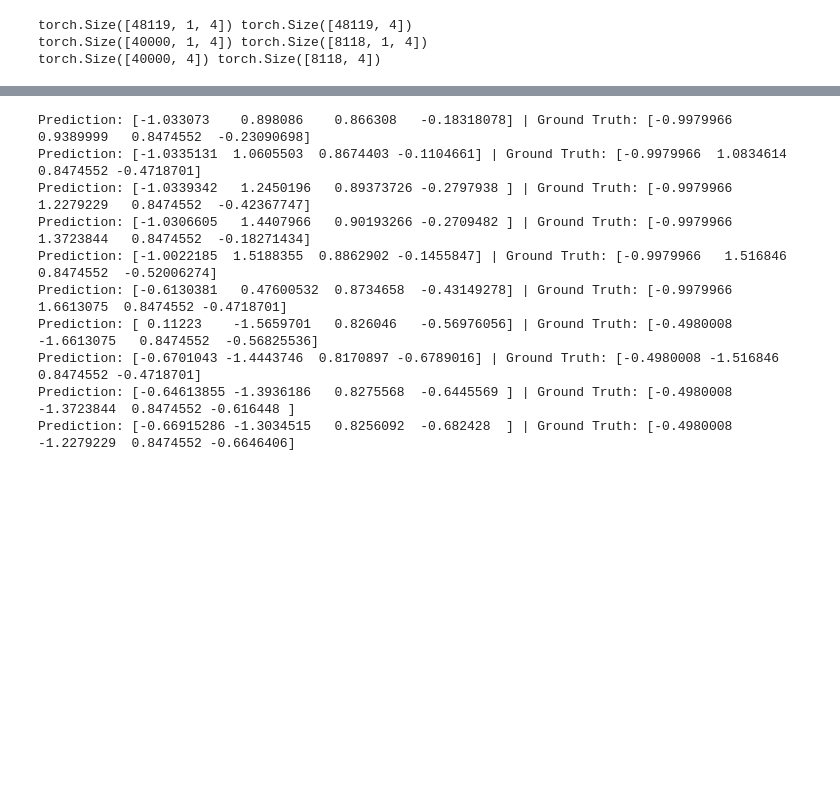
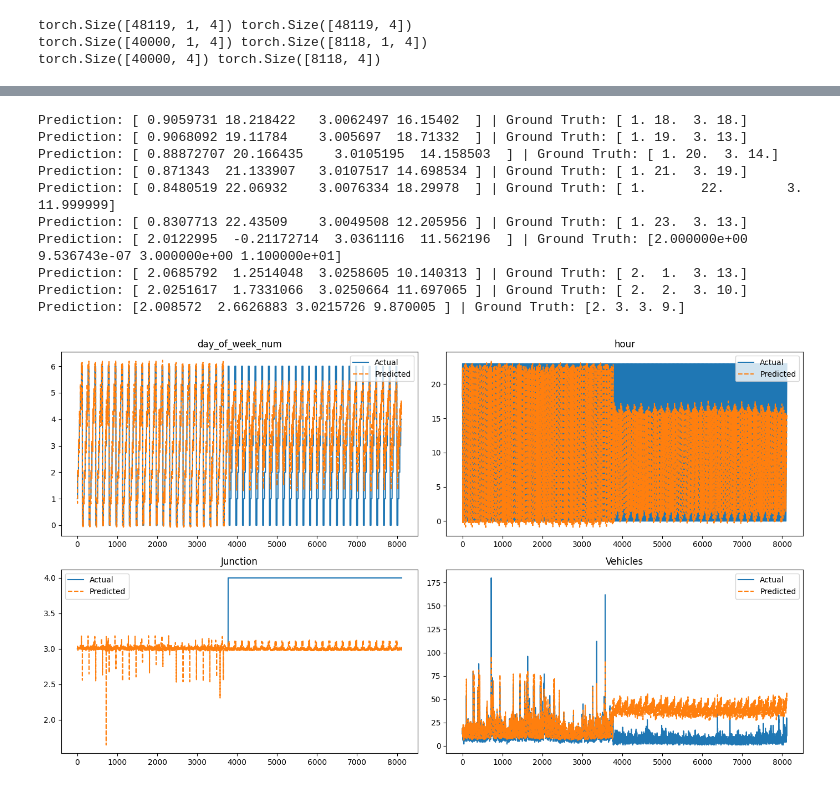
Before and after one commit to Regina-Arthur/Python-Coding-Projects, a Jupyter notebook: Pytorch_tutorial/RNN_from_scratch.ipynb, the cells around one changed output, grey strips where cells are left out. Drawn from its saved outputs; the diff is of its cells as text; code cells hidden in the pictures; blank space fills up the shorter version.

```diff
--- a/Pytorch_tutorial/RNN_from_scratch.ipynb
+++ b/Pytorch_tutorial/RNN_from_scratch.ipynb
@@ -210,19 +308,50 @@ with torch.no_grad():
     ground_truth = y_test.cpu().numpy()
 
 
+    # Convert back to real values In order to check if the predictions are correct
+
+    predictions_real = predictions.copy()
+    ground_truth_real = ground_truth.copy()
+
+    predictions_real[:, 0] = predictions[:, 0] * stds_day_of_week_num + means_day_of_week_num
+    predictions_real[:, 1] = predictions[:, 1] * stds_hour + means_hour
+    predictions_real[:, 2] = predictions[:, 2] * stds_junction + means_junction
+    predictions_real[:, 3] = predictions[:, 3] * stds_vehicles + means_vehicles
+
+    ground_truth_real[:, 0] = ground_truth[:, 0] * stds_day_of_week_num + means_day_of_week_num
+    ground_truth_real[:, 1] = ground_truth[:, 1] * stds_hour + means_hour
+    ground_truth_real[:, 2] = ground_truth[:, 2] * stds_junction + means_junction
+    ground_truth_real[:, 3] = ground_truth[:, 3] * stds_vehicles + means_vehicles
+
+
 for i in range(10):
-    print(f"Prediction: {predictions[i]} | Ground Truth: {ground_truth[i]}")
+    print(f"Prediction: {predictions_real[i]} | Ground Truth: {ground_truth_real[i]}")
 # %% [output]
-Prediction: [-1.033073    0.898086    0.866308   -0.18318078] | Ground Truth: [-0.9979966   0.9389999   0.8474552  -0.23090698]
-Prediction: [-1.0335131  1.0605503  0.8674403 -0.1104661] | Ground Truth: [-0.9979966  1.0834614  0.8474552 -0.4718701]
-Prediction: [-1.0339342   1.2450196   0.89373726 -0.2797938 ] | Ground Truth: [-0.9979966   1.2279229   0.8474552  -0.42367747]
-Prediction: [-1.0306605   1.4407966   0.90193266 -0.2709482 ] | Ground Truth: [-0.9979966   1.3723844   0.8474552  -0.18271434]
-Prediction: [-1.0022185  1.5188355  0.8862902 -0.1455847] | Ground Truth: [-0.9979966   1.516846    0.8474552  -0.52006274]
-Prediction: [-0.6130381   0.47600532  0.8734658  -0.43149278] | Ground Truth: [-0.9979966  1.6613075  0.8474552 -0.4718701]
-Prediction: [ 0.11223    -1.5659701   0.826046   -0.56976056] | Ground Truth: [-0.4980008  -1.6613075   0.8474552  -0.56825536]
-Prediction: [-0.6701043 -1.4443746  0.8170897 -0.6789016] | Ground Truth: [-0.4980008 -1.516846   0.8474552 -0.4718701]
-Prediction: [-0.64613855 -1.3936186   0.8275568  -0.6445569 ] | Ground Truth: [-0.4980008 -1.3723844  0.8474552 -0.616448 ]
-Prediction: [-0.66915286 -1.3034515   0.8256092  -0.682428  ] | Ground Truth: [-0.4980008 -1.2279229  0.8474552 -0.6646406]
+Prediction: [ 0.9059731 18.218422   3.0062497 16.15402  ] | Ground Truth: [ 1. 18.  3. 18.]
+Prediction: [ 0.9068092 19.11784    3.005697  18.71332  ] | Ground Truth: [ 1. 19.  3. 13.]
+Prediction: [ 0.88872707 20.166435    3.0105195  14.158503  ] | Ground Truth: [ 1. 20.  3. 14.]
+Prediction: [ 0.871343  21.133907   3.0107517 14.698534 ] | Ground Truth: [ 1. 21.  3. 19.]
+Prediction: [ 0.8480519 22.06932    3.0076334 18.29978  ] | Ground Truth: [ 1.       22.        3.       11.999999]
+Prediction: [ 0.8307713 22.43509    3.0049508 12.205956 ] | Ground Truth: [ 1. 23.  3. 13.]
+Prediction: [ 2.0122995  -0.21172714  3.0361116  11.562196  ] | Ground Truth: [2.000000e+00 9.536743e-07 3.000000e+00 1.100000e+01]
+Prediction: [ 2.0685792  1.2514048  3.0258605 10.140313 ] | Ground Truth: [ 2.  1.  3. 13.]
+Prediction: [ 2.0251617  1.7331066  3.0250664 11.697065 ] | Ground Truth: [ 2.  2.  3. 10.]
+Prediction: [2.008572  2.6626883 3.0215726 9.870005 ] | Ground Truth: [2. 3. 3. 9.]
+# %%
+#Plotting the predictions and groundtruth to see how much their values match
+variables = ['day_of_week_num', 'hour', 'Junction', 'Vehicles']
+
+plt.figure(figsize=(14, 8))
+for i in range(4):
+    plt.subplot(2, 2, i+1)
+    plt.plot(ground_truth_real[:, i], label='Actual')
+    plt.plot(predictions_real[:, i], label='Predicted', linestyle='dashed')
+    plt.title(variables[i])
+    plt.legend()
+    plt.tight_layout()
+plt.show()
+# %% [output]
+[figure, added]
 # %%
 class TimeSeriesLSTM(nn.Module):
     def __init__(self, input_size, hidden_size, num_layers, output_size):
```
Also changed, not shown: parts of 18 cells of this notebook.
